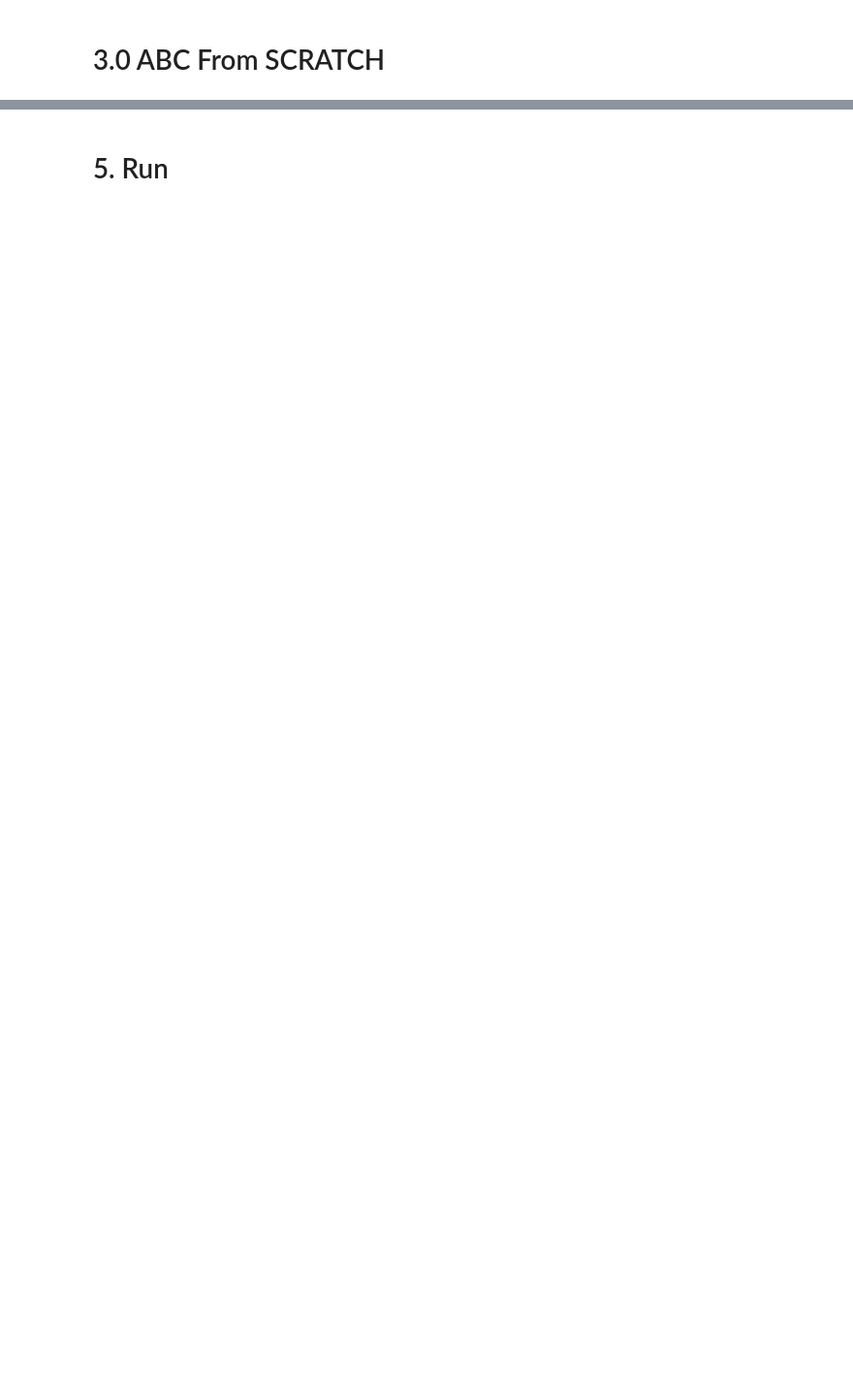
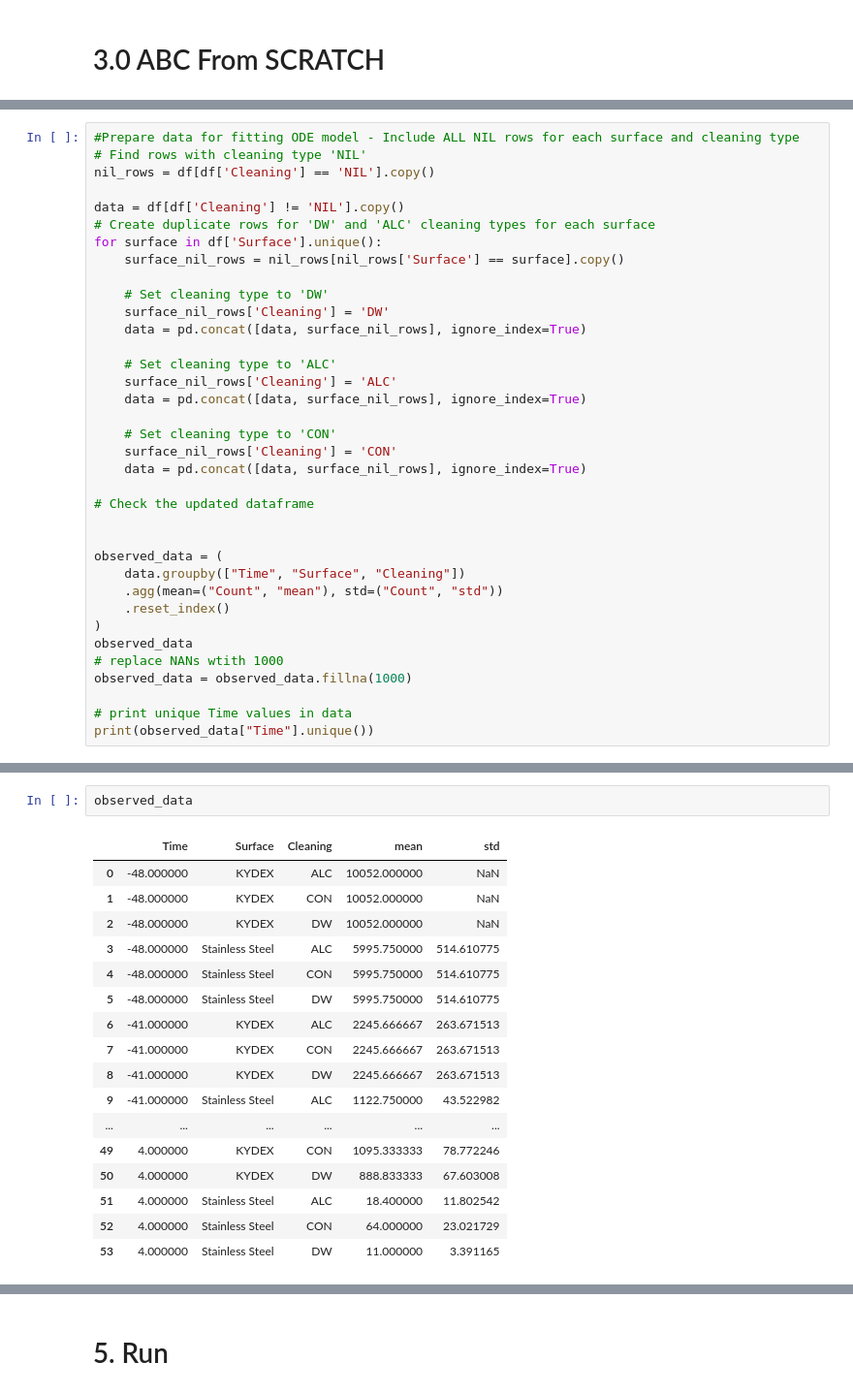
Before and after one commit to MarcoFelipeKing/Cleaning, a Jupyter notebook: Code/ANNABELCODE/fit_ODE.ipynb, the cells around one changed output, grey strips where cells are left out. Shown at 97% size. Drawn from its saved outputs; the diff is of its cells as text; blank space fills up the shorter version.

```diff
--- a/Code/ANNABELCODE/fit_ODE.ipynb
+++ b/Code/ANNABELCODE/fit_ODE.ipynb
@@ -552,0 +487,36 @@ print(observed_data)
+# %%
+#Prepare data for fitting ODE model - Include ALL NIL rows for each surface and cleaning type
+# Find rows with cleaning type 'NIL'
+nil_rows = df[df['Cleaning'] == 'NIL'].copy()
+
+data = df[df['Cleaning'] != 'NIL'].copy()
+# Create duplicate rows for 'DW' and 'ALC' cleaning types for each surface
+for surface in df['Surface'].unique():
+    surface_nil_rows = nil_rows[nil_rows['Surface'] == surface].copy()
+
+    # Set cleaning type to 'DW'
+    surface_nil_rows['Cleaning'] = 'DW'
+    data = pd.concat([data, surface_nil_rows], ignore_index=True)
+
+    # Set cleaning type to 'ALC'
+    surface_nil_rows['Cleaning'] = 'ALC'
+    data = pd.concat([data, surface_nil_rows], ignore_index=True)
+
+    # Set cleaning type to 'CON'
+    surface_nil_rows['Cleaning'] = 'CON'
+    data = pd.concat([data, surface_nil_rows], ignore_index=True)
+
+# Check the updated dataframe
+
+
+observed_data = (
+    data.groupby(["Time", "Surface", "Cleaning"])
+    .agg(mean=("Count", "mean"), std=("Count", "std"))
+    .reset_index()
+)
+observed_data
+# replace NANs wtith 1000
+observed_data = observed_data.fillna(1000)
+
+# print unique Time values in data
+print(observed_data["Time"].unique())
@@ -604 +655,21 @@ def simulate_model(params, times):
+# %%
+observed_data
+# %% [output]
+|  | Time | Surface | Cleaning | mean | std |
+| 0 | -48.000000 | KYDEX | ALC | 10052.000000 | NaN |
+| 1 | -48.000000 | KYDEX | CON | 10052.000000 | NaN |
+| 2 | -48.000000 | KYDEX | DW | 10052.000000 | NaN |
+| 3 | -48.000000 | Stainless Steel | ALC | 5995.750000 | 514.610775 |
+| 4 | -48.000000 | Stainless Steel | CON | 5995.750000 | 514.610775 |
+| 5 | -48.000000 | Stainless Steel | DW | 5995.750000 | 514.610775 |
+| 6 | -41.000000 | KYDEX | ALC | 2245.666667 | 263.671513 |
+| 7 | -41.000000 | KYDEX | CON | 2245.666667 | 263.671513 |
+| 8 | -41.000000 | KYDEX | DW | 2245.666667 | 263.671513 |
+| 9 | -41.000000 | Stainless Steel | ALC | 1122.750000 | 43.522982 |
+| ... | ... | ... | ... | ... | ... |
+| 49 | 4.000000 | KYDEX | CON | 1095.333333 | 78.772246 |
+| 50 | 4.000000 | KYDEX | DW | 888.833333 | 67.603008 |
+| 51 | 4.000000 | Stainless Steel | ALC | 18.400000 | 11.802542 |
+| 52 | 4.000000 | Stainless Steel | CON | 64.000000 | 23.021729 |
+| 53 | 4.000000 | Stainless Steel | DW | 11.000000 | 3.391165 |
 # %% [markdown]
```
Also changed, not shown: parts of 48 cells of this notebook, 21 other files.
